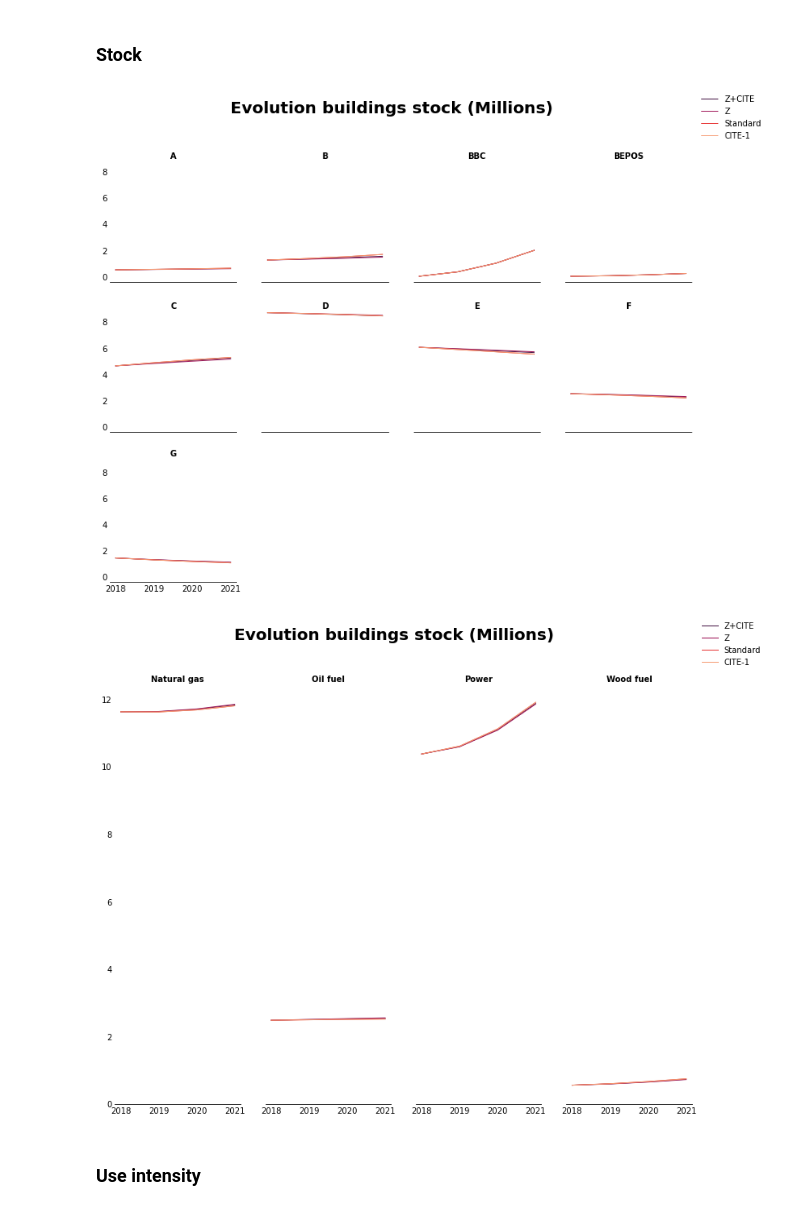
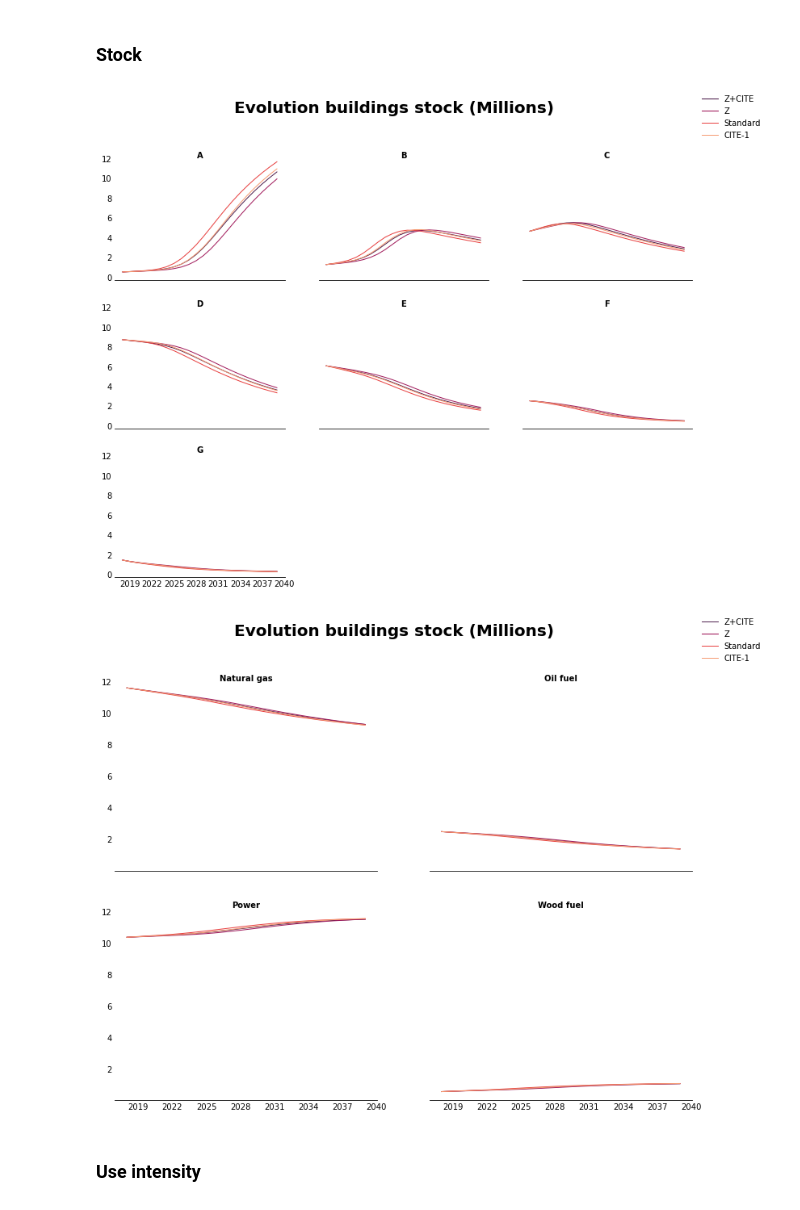
Before and after one commit to CIRED/Res-IRF, a Jupyter notebook: project/assessment_policies.ipynb, the cells around one changed output. Drawn from its saved outputs; the diff is of its cells as text; code cells hidden in the pictures.

```diff
--- a/project/assessment_policies.ipynb
+++ b/project/assessment_policies.ipynb
@@ -102,7 +102,7 @@ import numpy as np
 # %% [markdown]
 ## User need to enter folder's name:
 # %%
-name_folder = '20210706_131611'
+name_folder = '20210708_180310'
 # %%
 folder_output = os.path.join(os.getcwd(), 'project', 'output', name_folder)
 scenarios = [f for f in os.listdir(folder_output) if f != 'log.txt']
@@ -216,11 +231,11 @@ dict_keys(['Stock - Renovation', 'Stock (m2) - Renovation', 'Consumption convent
 # %% [markdown]
 ### Stock
 # %%
-scenario_grouped_subplots(grouped_scenarios(output_stock['Stock'], 'Energy performance'), suptitle='Evolution buildings stock (Millions)', format_y=lambda y, _: '{:,.0f}'.format(y/10**6), n_columns=4)
-scenario_grouped_subplots(grouped_scenarios(output_stock['Stock'], 'Heating energy'), suptitle='Evolution buildings stock (Millions)', format_y=lambda y, _: '{:,.0f}'.format(y/10**6), n_columns=4)
+scenario_grouped_subplots(grouped_scenarios(output_stock['Stock - Renovation'], 'Energy performance'), suptitle='Evolution buildings stock (Millions)', format_y=lambda y, _: '{:,.0f}'.format(y/10**6), n_columns=3)
+scenario_grouped_subplots(grouped_scenarios(output_stock['Stock - Renovation'], 'Heating energy'), suptitle='Evolution buildings stock (Millions)', format_y=lambda y, _: '{:,.0f}'.format(y/10**6), n_columns=2)
 # %% [output]
-[figure, old version]
+[figure, new version]
-[figure, old version]
+[figure, new version]
 # %% [markdown]
 ### Use intensity
 # %%
```
Also changed, not shown: parts of 33 cells of this notebook, 18 other files.
